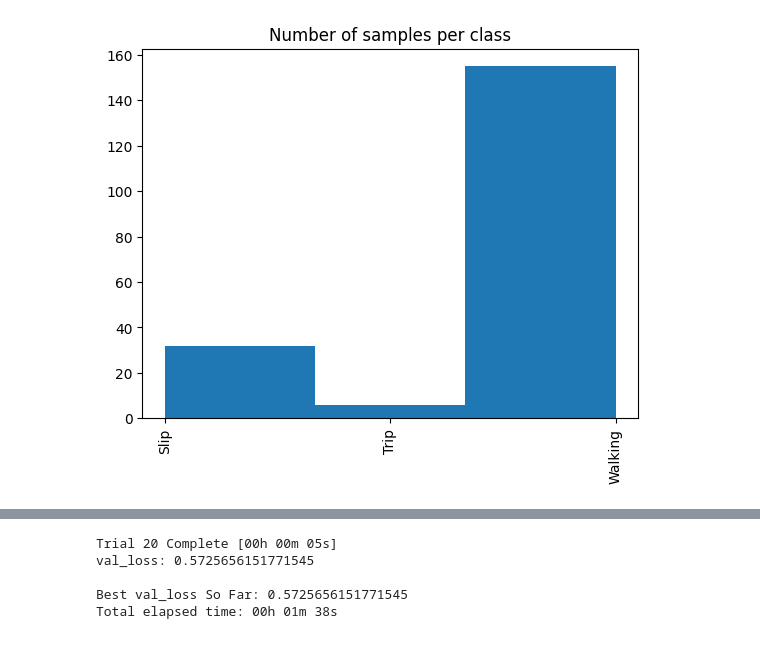
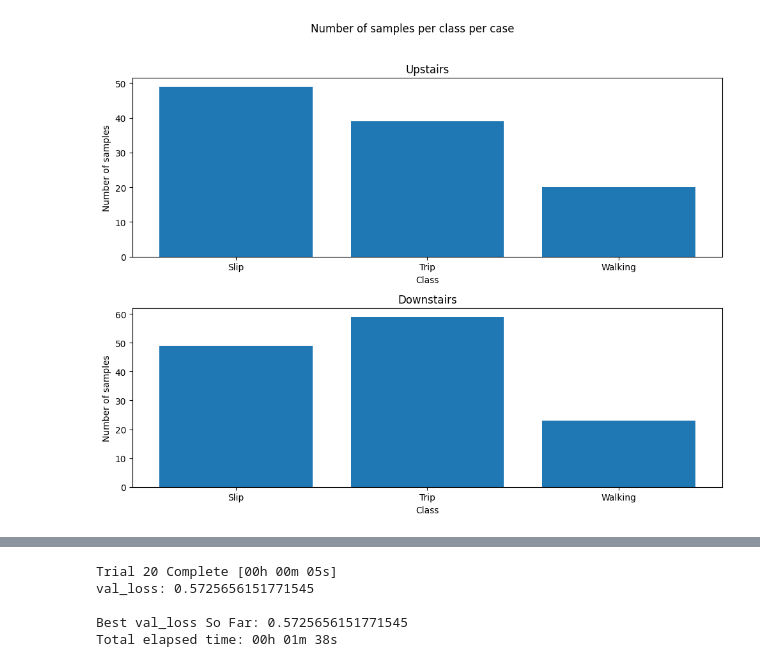
Before and after one commit to AdamM1-36/slip-trip-fall-PRI, a Jupyter notebook: ml/lstm/lstm_train.ipynb, the cells around one changed output, grey strips where cells are left out. Cells and saved outputs as stored; diff of their text form; code cells hidden in the pictures.

```diff
--- a/ml/lstm/lstm_train.ipynb
+++ b/ml/lstm/lstm_train.ipynb
@@ -42,15 +42,17 @@ def scale_and_save_per_case(df, features):
 
 # Apply scaling and save scalers
 df, scalers = scale_and_save_per_case(df, features)
+df_upstairs = df[df['case'] == 'upstairs']
+df_downstairs = df[df['case'] == 'downstairs']
 
 # Filter out rows with all zero keypoints or specific keypoints being zero
 dropped_rows_count = {label: 0 for label in df['label'].unique()}
 
 def filter_keypoints(row):
-    # keypoints = row[features].values
-    # if np.all(keypoints == 0):
-    #     dropped_rows_count[row['label']] += 1
-    #     return False
+    keypoints = row[features].values
+    if np.all(keypoints == 0):
+        dropped_rows_count[row['label']] += 1
+        return False
     # if np.any(keypoints[[features.get_loc(k) for k in [
     #     'left_shoulder_x', 'left_shoulder_y', 'right_shoulder_x', 'right_shoulder_y',
     #     'left_hip_x', 'left_hip_y', 'right_hip_x', 'right_hip_y',
@@ -73,56 +75,70 @@ for label, count in dropped_rows_count.items():
 
 # Group by segment_index and person_index
 grouped = df.groupby(['segment_index', 'person_index'])
-print(f"Number of groups: {len(grouped)}")
+
+# # Print group example
+# for i in range(3):
+#     group = grouped.get_group((i, 0))
+#     print(group)
 
 # Create sequences
 MIN_TIMESTEPS = 10
 MAX_TIMESTEPS = 20
-sequences = []
-labels = []
 label_mapping = {label: idx for idx, label in enumerate(df['label'].unique())}
-for (segment_index, person_index), group in grouped:
-    group_data = group[features].values
-    label = group['label'].iloc[0]
-    if label == "Walking":
-        # Create sequences of MAX_TIMESTEPS frames for each person_index
-        for i in range(0, len(group_data), MAX_TIMESTEPS):
-            seq = group_data[i:i + MAX_TIMESTEPS]
-            if len(seq) == MAX_TIMESTEPS:
-                sequences.append(seq)
+
+def prepare_data(df):
+    sequences = []
+    labels = []
+    for (segment_index, person_index), group in df.groupby(['segment_index', 'person_index']):
+        group_data = group[features].values
+        label = group['label'].iloc[0]
+        if label == "Walking":
+            for i in range(0, len(group_data), MAX_TIMESTEPS):
+                seq = group_data[i:i + MAX_TIMESTEPS]
+                if len(seq) == MAX_TIMESTEPS:
+                    sequences.append(seq)
+                    labels.append(label_mapping[label])
+        else:
+            if len(group_data) >= MIN_TIMESTEPS:
+                sequences.append(group_data)
                 labels.append(label_mapping[label])
-    else:
-        if len(group_data) >= MIN_TIMESTEPS:
-            sequences.append(group_data)
-            labels.append(label_mapping[label])
+    sequences = pad_sequences(sequences, maxlen=MAX_TIMESTEPS, dtype='float32', padding='post')
+    return np.array(sequences), np.array(labels)
 
-# Pad sequences to the same length
-max_timesteps = max(len(seq) for seq in sequences)
-min_timesteps = min(len(seq) for seq in sequences)
-print(f"Maximum timesteps: {max_timesteps}")
-print(f"Minimum timesteps: {min_timesteps}")
-sequences = pad_sequences(sequences, maxlen=max_timesteps, dtype='float32', padding='post', truncating='post')
-
-# Convert labels to numpy array
-labels = np.array(labels)
+# Prepare the data for 2 cases
+x_upstairs, y_upstairs = prepare_data(df_upstairs)
+x_downstairs, y_downstairs = prepare_data(df_downstairs)
 
 # Split into training and testing sets
-x_train, x_test, y_train, y_test = train_test_split(sequences, labels, test_size=0.2, random_state=123)
+x_upstairs_train, x_upstairs_test, y_upstairs_train, y_upstairs_test = \
+    train_test_split(x_upstairs, y_upstairs, test_size=0.2, random_state=123)
 
-training_data_count = len(x_train)
-test_data_count = len(x_test)
-n_steps = len(x_train[0])
-n_input = len(x_test[0][0])
+x_downstairs_train, x_downstairs_test, y_downstairs_train, y_downstairs_test = \
+    train_test_split(x_downstairs, y_downstairs, test_size=0.2, random_state=321)
+
+
+training_data_count = len(x_upstairs_train)
+test_data_count = len(x_upstairs_test)
+n_steps = len(x_upstairs_train[0])
+n_input = len(x_upstairs_train[0][0])
 print(f"Training data count: {training_data_count}")
 print(f"Test data count: {test_data_count}")
 print(f"Number of timesteps: {n_steps}")
 print(f"Number of features: {n_input}")
 print(f"Number of class labels: {len(label_mapping)}")
 
-# Plot number of samples per class
+# Plot number of samples per class per case
 import matplotlib.pyplot as plt
-plt.hist(labels, bins=len(label_mapping))
-plt.xticks(range(len(label_mapping)), label_mapping.keys(), rotation=90)
-plt.title("Number of samples per class")
+fig, axs = plt.subplots(2, figsize=(10, 8))
+fig.suptitle('Number of samples per class per case')
+axs[0].bar(label_mapping.keys(), [np.sum(y_upstairs == i) for i in range(len(label_mapping))])
+axs[0].set_title('Upstairs')
+axs[0].set_xlabel('Class')
+axs[0].set_ylabel('Number of samples')
+axs[1].bar(label_mapping.keys(), [np.sum(y_downstairs == i) for i in range(len(label_mapping))])
+axs[1].set_title('Downstairs')
+axs[1].set_xlabel('Class')
+axs[1].set_ylabel('Number of samples')
+plt.tight_layout(rect=[0, 0, 1, 0.96])
 plt.show()
 # %% [output]
@@ -143,4 +163,4 @@ Number of class labels: 3
-[figure, old version]
+[figure, new version]
 # %%
 ## Hyperparameter optimization ##
 from keras._tf_keras.keras.models import Sequential
```
Also changed, not shown: parts of 8 cells of this notebook, 5 other files.
